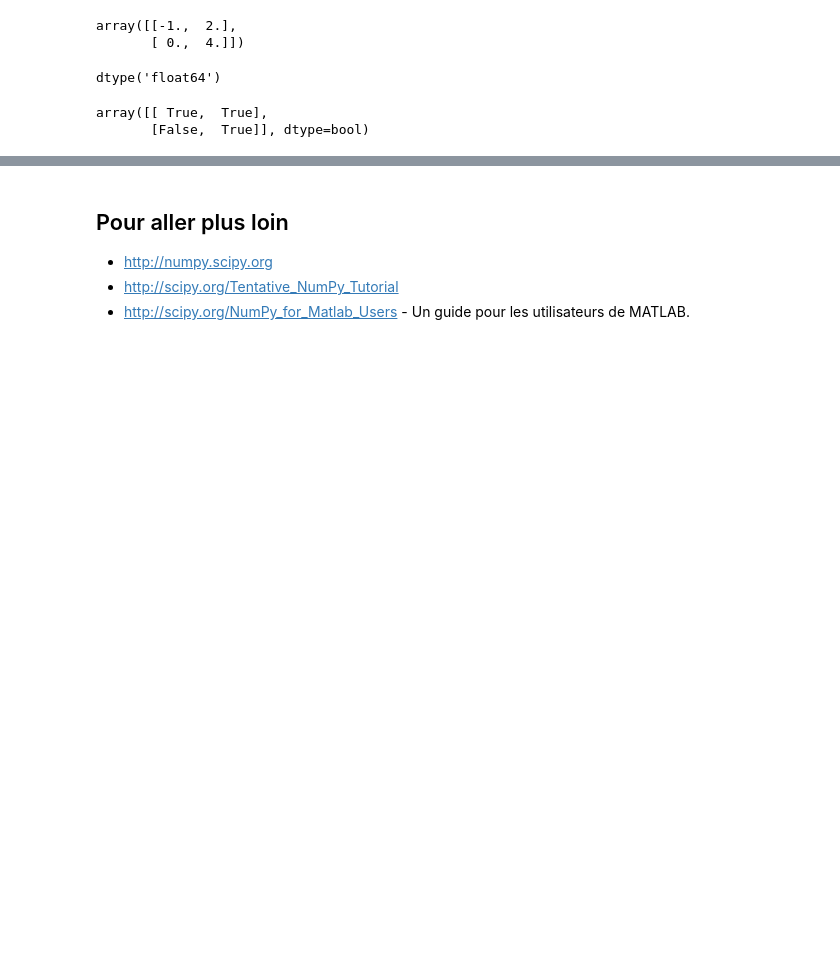
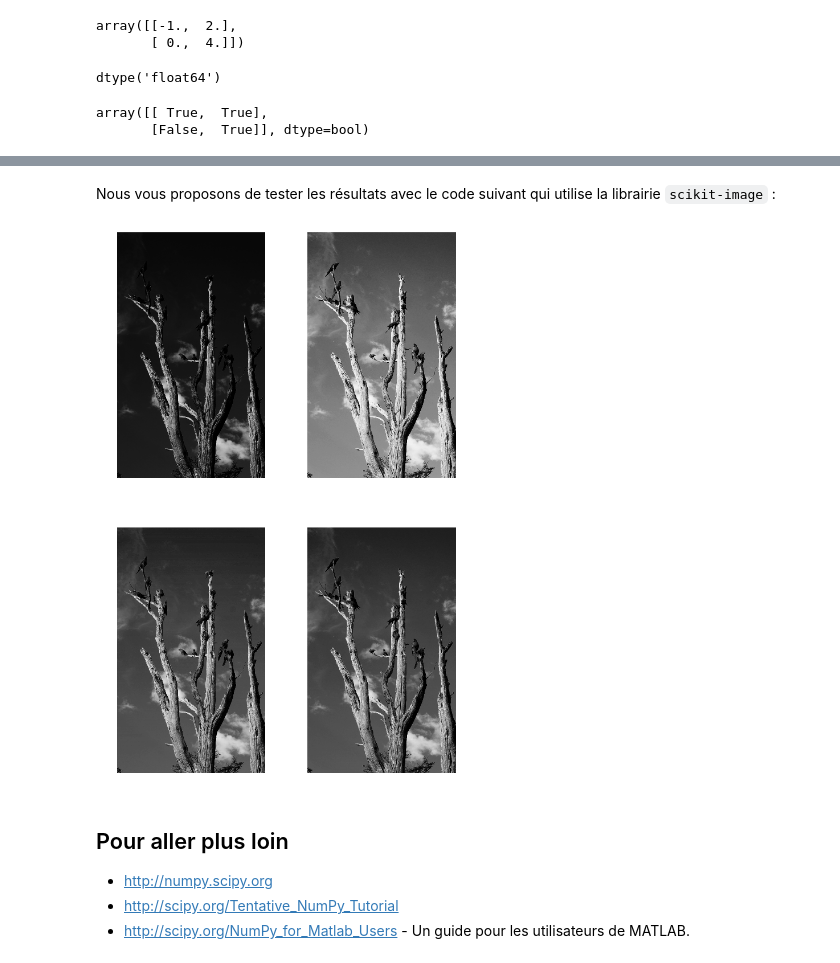
Before and after one commit to CamilleMariniSonos/PythonMorpho, a Jupyter notebook: 2_numpy.ipynb, the cells around one changed output, grey strips where cells are left out. Cells and saved outputs as stored; diff of their text form; code cells hidden in the pictures; blank space fills up the shorter version.

Commit message:
Ajout de l'exercice sur le midway.

```diff
--- a/2_numpy.ipynb
+++ b/2_numpy.ipynb
@@ -1501,3 +1507,52 @@ array([[ True,  True],
+# %%
+def apply_simple_midway(im_1, im_2):
+    midway_1, midway_2 = np.empty(np.size(im_1)), np.empty(np.size(im_2))
+
+    # Compute the midway
+    index_im_1 = np.argsort(im_1.ravel())
+    im_sort_1 = im_1.ravel()[index_im_1]
+    index_im_2 = np.argsort(im_2.ravel())
+    im_sort_2 = im_2.ravel()[index_im_2]
+
+    midway = .5 * (im_sort_1 + im_sort_2)
+
+    # Apply the correction
+    midway_1[index_im_1] = midway
+    midway_2[index_im_2] = midway
+
+    return midway_1.reshape(im_1.shape), midway_2.reshape(im_2.shape)
+# %% [markdown]
+Nous vous proposons de tester les résultats avec le code suivant qui utilise la librairie `scikit-image` :
+# %%
+import matplotlib.pyplot as plt
+from skimage import img_as_float
+from skimage.io import imread
+
+im_1 = img_as_float(imread('exo_numpy/images/parot_1.png'))
+im_2 = img_as_float(imread('exo_numpy/images/parot_2.png'))
+
+midway_1, midway_2 = apply_simple_midway(im_1, im_2)
+
+plt.figure(figsize=(11, 17))
+plt.subplot(221)
+plt.axis('off')
+plt.imshow(im_1)
+
+plt.subplot(222)
+plt.axis('off')
+plt.imshow(im_2)
+
+plt.subplot(223)
+plt.axis('off')
+plt.imshow(midway_1)
+
+plt.subplot(224)
+plt.axis('off')
+plt.imshow(midway_2)
+
+plt.show()
+# %% [output]
+[figure, added]
 # %% [markdown]
 ## Pour aller plus loin
 
```
Also changed, not shown: parts of 2 cells of this notebook, 4 other files.
